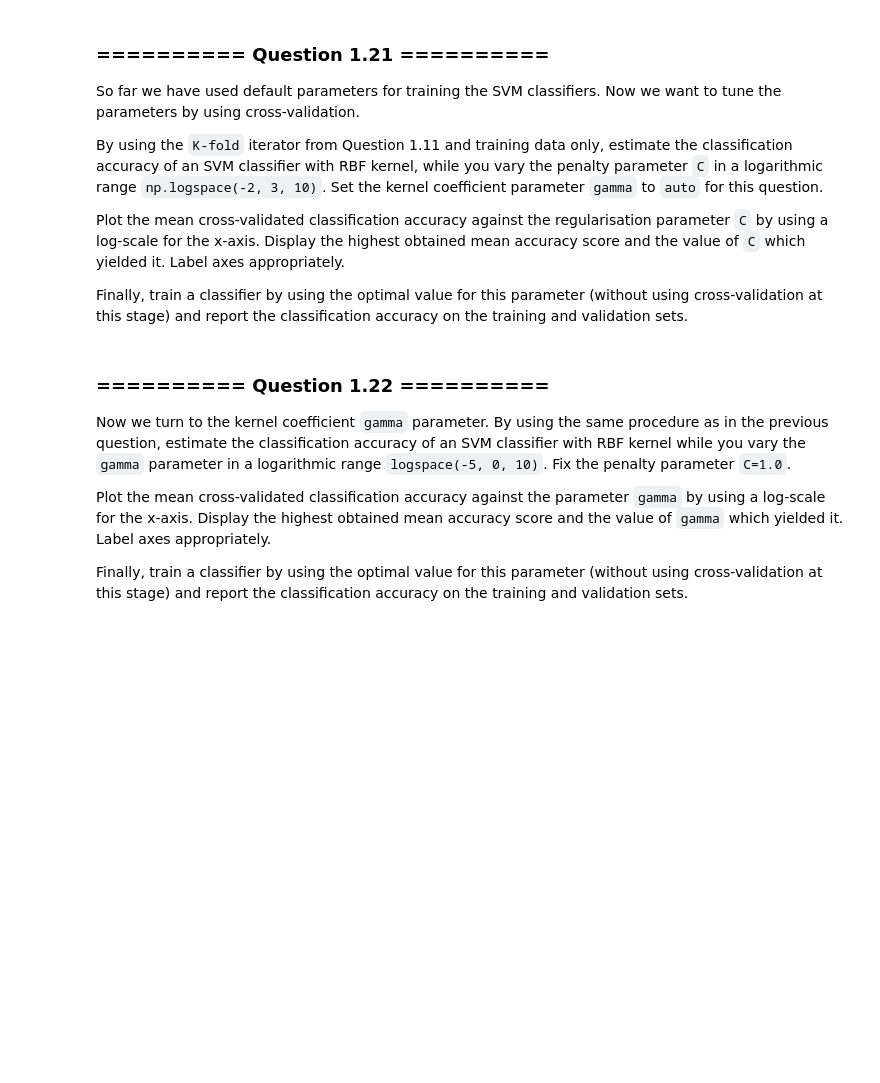
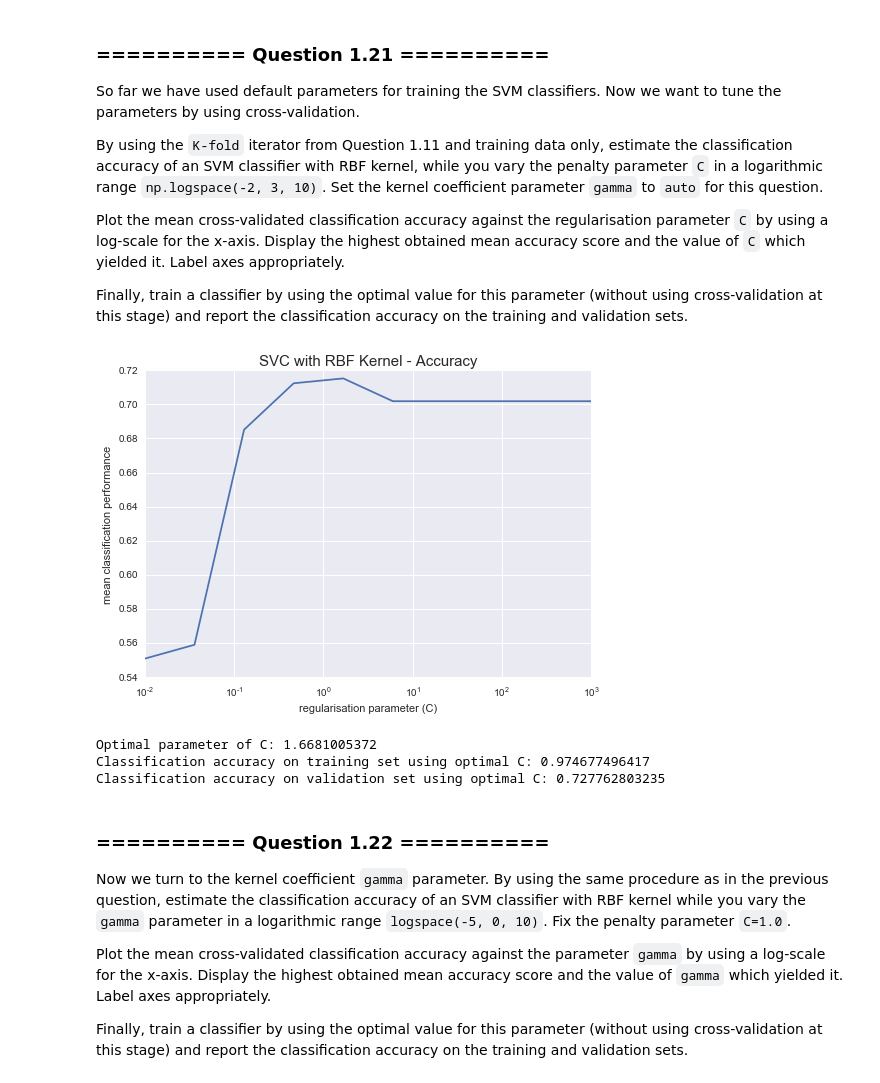
Before and after one commit to Dr-Alan-Turing/IAMachineLearning, a Jupyter notebook: 07_Assignment_3.ipynb, the cells around one changed output. Cells and saved outputs as stored; diff of their text form; code cells hidden in the pictures; blank space fills up the shorter version.

```diff
--- a/07_Assignment_3.ipynb
+++ b/07_Assignment_3.ipynb
@@ -487,3 +486,50 @@ Finally, train a classifier by using the optimal value for this parameter (witho
+# %%
+# Estimate accuracy over log space in C
+scores_2 = np.zeros((3,10))
+logs_2 = np.logspace(-2, 3, 10)
+f = 0
+for train_indeces, test_indeces in kf3:
+    log_set = 0
+    for log in logs_2:
+        svc_temp = SVC(kernel='rbf', gamma='auto', C=log)
+        svc_temp.fit(X_tr_transf[train_indeces], y_tr[train_indeces])
+        pred = svc_temp.predict(X_tr_transf[test_indeces])
+        scores_2[f][log_set] = accuracy_score(y_tr[test_indeces], pred)
+        log_set += 1
+    f+= 1
+
+# Get mean scores
+mean_scores_2 = np.zeros(len(scores_2[0]))
+for i in range(0, len(scores_2[0])):
+    sum = 0.0
+    count = 0
+    for fold_scores in scores_2:
+        sum += fold_scores[i]
+        count += 1
+    mean_scores_2[i] = sum/count
+
+# Plot accuracy over different C values
+plt.plot(logs_2, mean_scores_2)
+plt.xscale('log')
+plt.xlim(10**(-2), 10**3)
+plt.xlabel('regularisation parameter (C)')
+plt.ylabel('mean classification performance')
+plt.title('SVC with RBF Kernel - Accuracy', fontsize=15)
+plt.show()
+
+# Get optimal C
+optimal_C_2 = logs_2[np.argmax(mean_scores_2)]
+print("Optimal parameter of C: {0}".format(optimal_C_2))
+# Get accuracy with optimal parameter
+svc_rbf_3 = SVC(kernel='rbf', gamma='auto', C=optimal_C_2)
+svc_rbf_3.fit(X_tr_transf, y_tr)
+print('Classification accuracy on training set using optimal C: {0}'.format(svc_rbf_3.score(X_tr_transf, y_tr)))
+print('Classification accuracy on validation set using optimal C: {0}'.format(svc_rbf_3.score(X_val_transf, y_val)))
+# %% [output]
+[figure, added]
+Optimal parameter of C: 1.6681005372
+Classification accuracy on training set using optimal C: 0.974677496417
+Classification accuracy on validation set using optimal C: 0.727762803235
 # %% [markdown]
 ### ========== Question 1.22 ==========
 Now we turn to the kernel coefficient `gamma` parameter. By using the same procedure as in the previous question, estimate the classification accuracy of an SVM classifier with RBF kernel while you vary the `gamma` parameter in a logarithmic range `logspace(-5, 0, 10)`. Fix the penalty parameter `C=1.0`.
```
Also changed, not shown: parts of 8 cells of this notebook.
